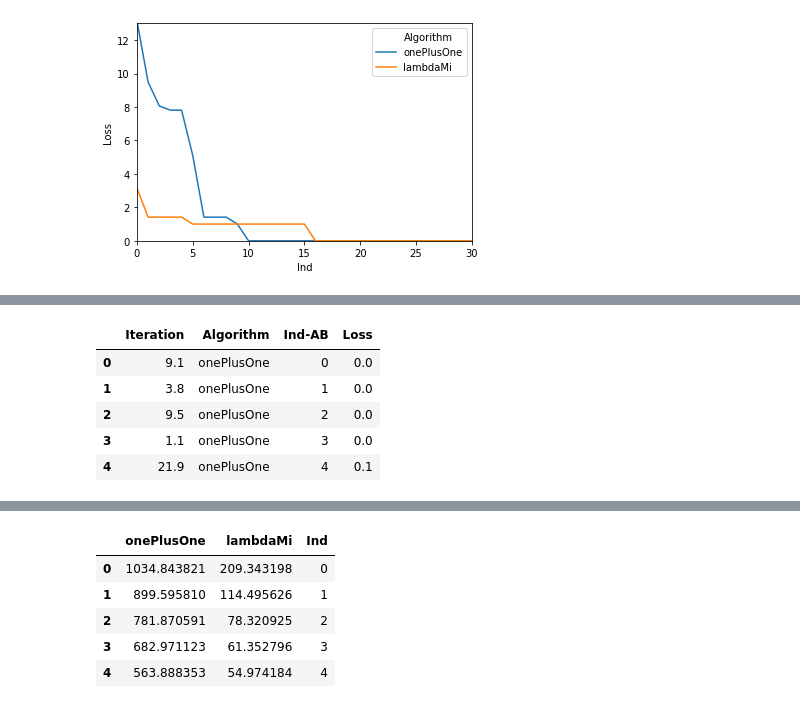
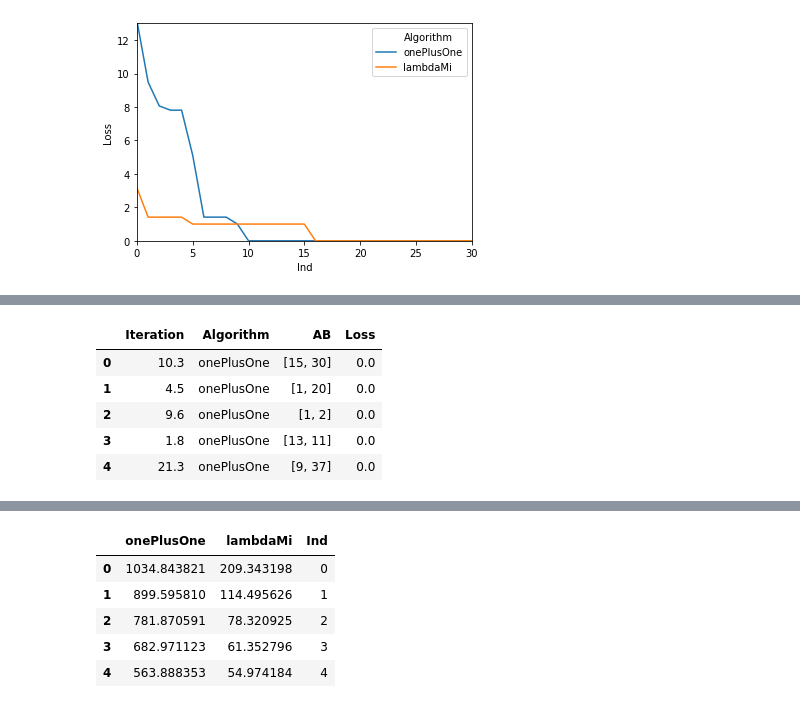
Before and after one commit to wwolny/evolutionary, a Jupyter notebook: Porównanie wyników.ipynb, the cells around one changed output, grey strips where cells are left out. Drawn from its saved outputs; the diff is of its cells as text; code cells hidden in the pictures.

```diff
--- a/Porównanie wyników.ipynb
+++ b/Porównanie wyników.ipynb
@@ -64,17 +64,16 @@ onePlusOneTest.head()
 # %%
 Test = pd.DataFrame()
 Test["Iteration"]=onePlusOneTest.Iteration.append(lambdaMiTest.Iteration)
 one =["onePlusOne"]*len(lambdaMiTest.Iteration)+["lambdaMi"]*len(lambdaMiTest.Iteration)
 Test["Algorithm"] = one
-zeroToN =[i for i in range(len(lambdaMiTest.Iteration))]*2
-Test["Ind-AB"] = pd.Series(zeroToN)
+Test["AB"] = onePlusOneTest.AB.append(lambdaMiTest.AB)
 Test["Loss"] = onePlusOneTest.bestFitLoss.append(lambdaMiTest.bestFitLoss)
 Test.head()
 # %% [output]
-|  | Iteration | Algorithm | Ind-AB | Loss |
-| 0 | 9.1 | onePlusOne | 0 | 0.0 |
-| 1 | 3.8 | onePlusOne | 1 | 0.0 |
-| 2 | 9.5 | onePlusOne | 2 | 0.0 |
-| 3 | 1.1 | onePlusOne | 3 | 0.0 |
-| 4 | 21.9 | onePlusOne | 4 | 0.1 |
+|  | Iteration | Algorithm | AB | Loss |
+| 0 | 10.3 | onePlusOne | [15, 30] | 0.0 |
+| 1 | 4.5 | onePlusOne | [1, 20] | 0.0 |
+| 2 | 9.6 | onePlusOne | [1, 2] | 0.0 |
+| 3 | 1.8 | onePlusOne | [13, 11] | 0.0 |
+| 4 | 21.3 | onePlusOne | [9, 37] | 0.0 |
 # %%
```
Also changed, not shown: parts of 2 cells of this notebook.
